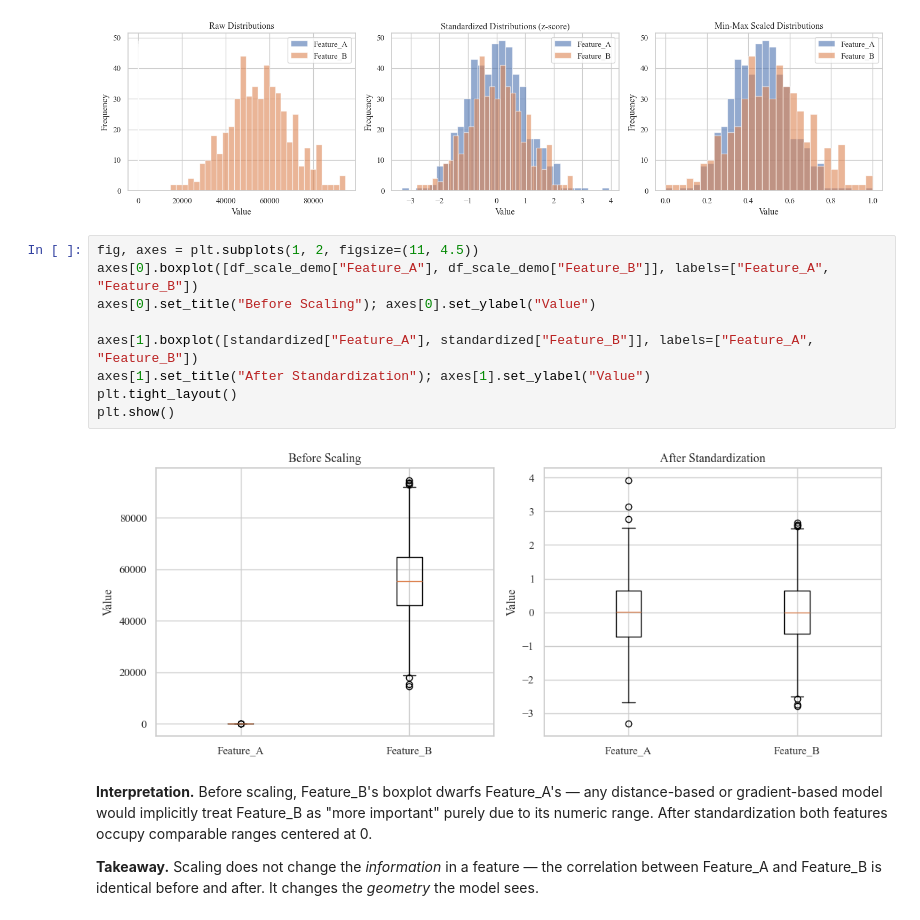
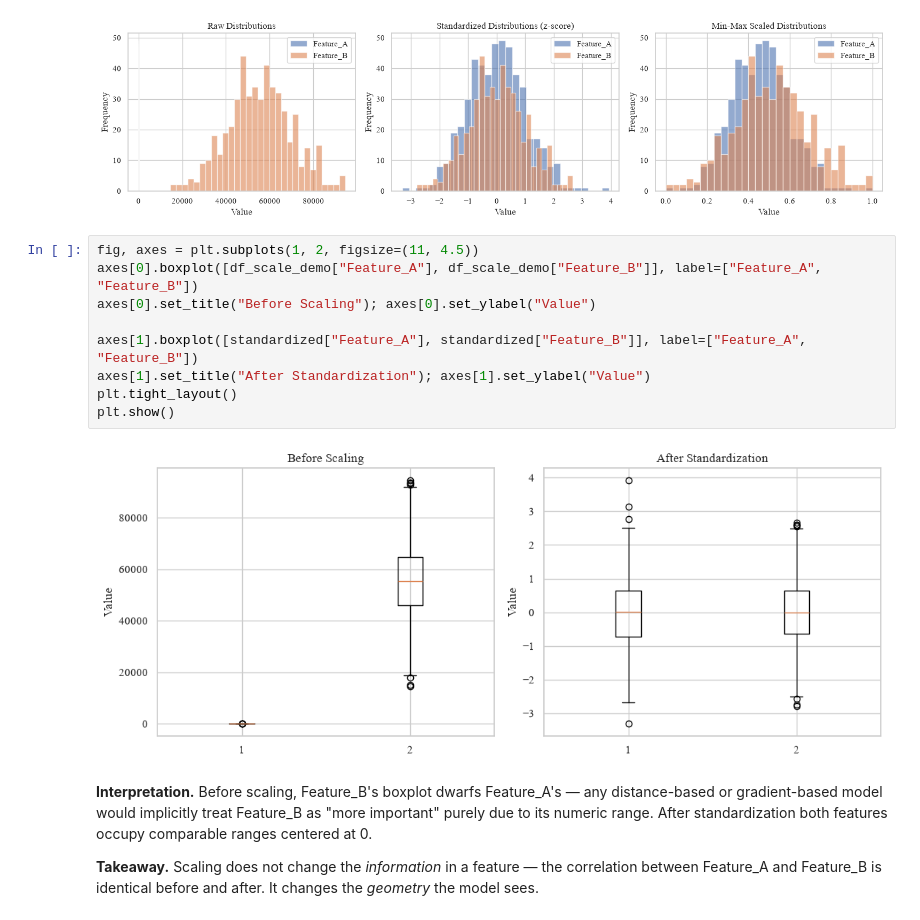
Before and after one commit to Zenith-prog21/Python-Notebooks-Codes-SC-211-, a Jupyter notebook: Python Notes/[1.2] Preprocessing and Feature Engineering.ipynb, the cells around one changed output. Cells and saved outputs as stored; diff of their text form.

```diff
--- a/Python Notes/[1.2] Preprocessing and Feature Engineering.ipynb
+++ b/Python Notes/[1.2] Preprocessing and Feature Engineering.ipynb
@@ -206,15 +224,15 @@ plt.show()
 [figure]
 # %%
 fig, axes = plt.subplots(1, 2, figsize=(11, 4.5))
-axes[0].boxplot([df_scale_demo["Feature_A"], df_scale_demo["Feature_B"]], labels=["Feature_A", "Feature_B"])
+axes[0].boxplot([df_scale_demo["Feature_A"], df_scale_demo["Feature_B"]], label=["Feature_A", "Feature_B"])
 axes[0].set_title("Before Scaling"); axes[0].set_ylabel("Value")
 
-axes[1].boxplot([standardized["Feature_A"], standardized["Feature_B"]], labels=["Feature_A", "Feature_B"])
+axes[1].boxplot([standardized["Feature_A"], standardized["Feature_B"]], label=["Feature_A", "Feature_B"])
 axes[1].set_title("After Standardization"); axes[1].set_ylabel("Value")
 plt.tight_layout()
 plt.show()
 # %% [output]
-[figure, old version]
+[figure, new version]
 # %% [markdown]
 **Interpretation.** Before scaling, Feature_B's boxplot dwarfs Feature_A's — any distance-based or
 gradient-based model would implicitly treat Feature_B as "more important" purely due to its numeric
```
Also changed, not shown: parts of 9 cells of this notebook, 3 other files.
